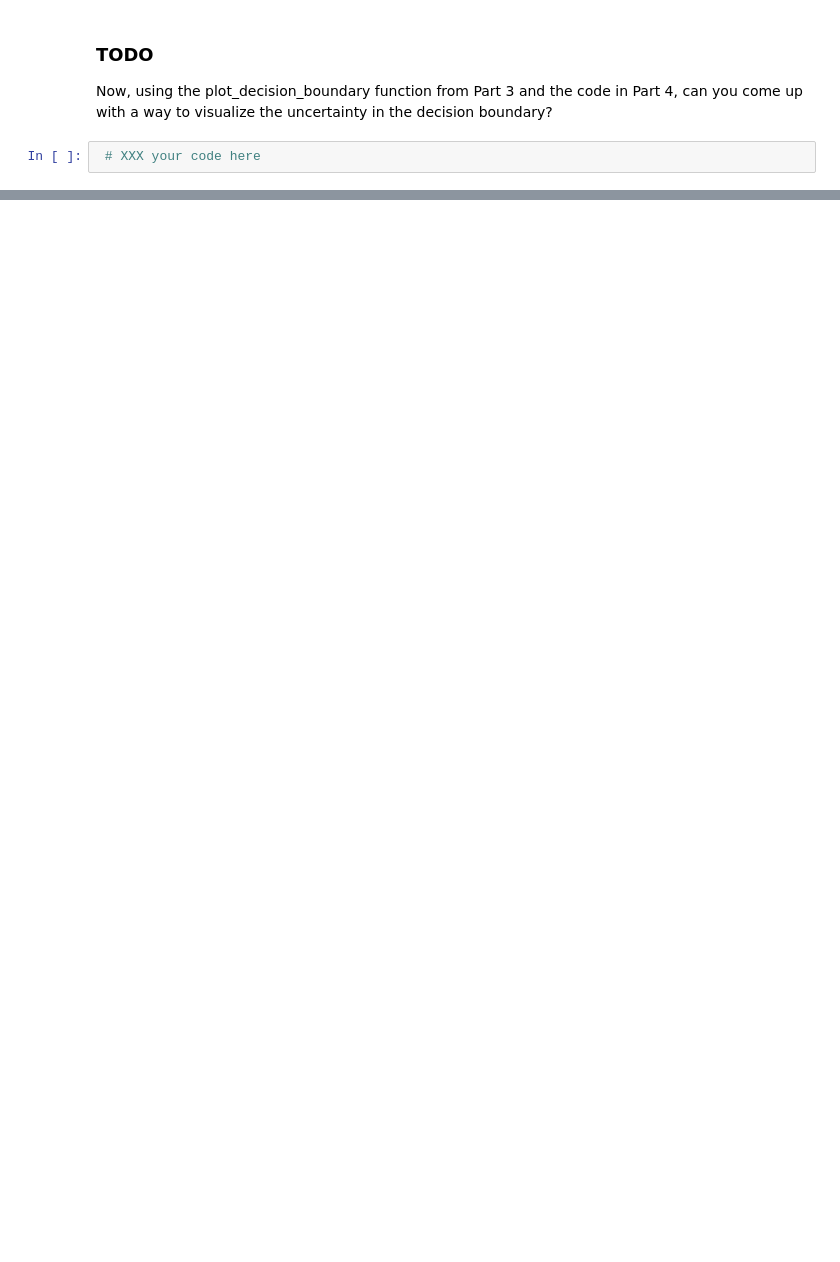
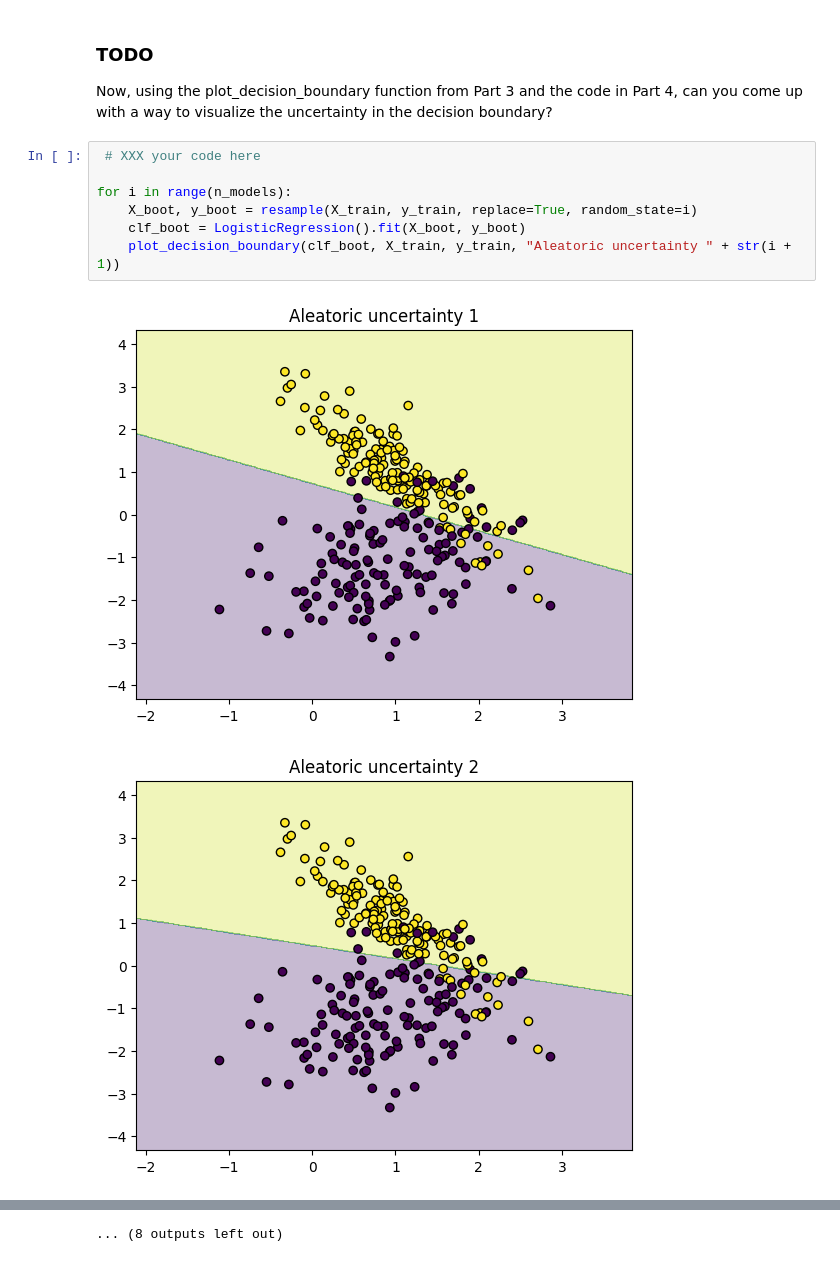
Before and after one commit to BlueKuzo/startup, a Jupyter notebook: mini_labs/week_1_uncertainty.ipynb, the cells around one changed output, grey strips where cells are left out. Cells and saved outputs as stored; diff of their text form; blank space fills up the shorter version.

```diff
--- a/mini_labs/week_1_uncertainty.ipynb
+++ b/mini_labs/week_1_uncertainty.ipynb
@@ -142,5 +144,13 @@ print("Sample epistemic uncertainties:", epistemic_uncertainty[:10])
 ### TODO
 
 Now, using the plot_decision_boundary function from Part 3 and the code in Part 4, can you come up with a way to visualize the uncertainty in the decision boundary?
-# %%
- # XXX your code here
+# %%
+ # XXX your code here
+
+for i in range(n_models):
+    X_boot, y_boot = resample(X_train, y_train, replace=True, random_state=i)
+    clf_boot = LogisticRegression().fit(X_boot, y_boot)
+    plot_decision_boundary(clf_boot, X_train, y_train, "Aleatoric uncertainty " + str(i + 1))
+# %% [output]
+[figure, added]
+[figure, added]
@@ -146,0 +167 @@ Now, using the plot_decision_boundary function from Part 3 and the code in Part
+... (8 outputs left out)
```
Also changed, not shown: parts of 6 cells of this notebook.
